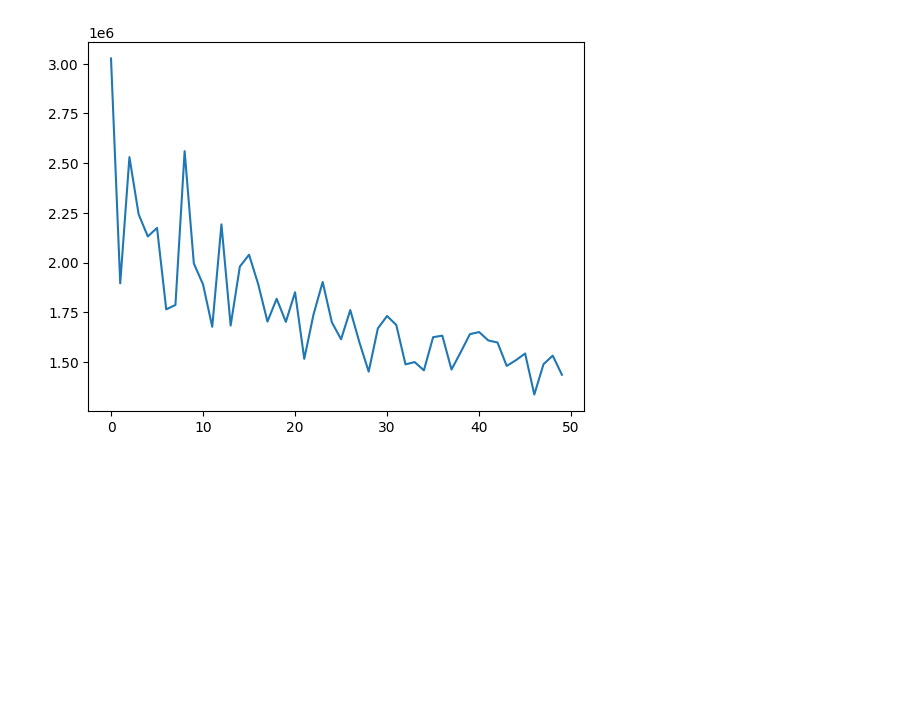
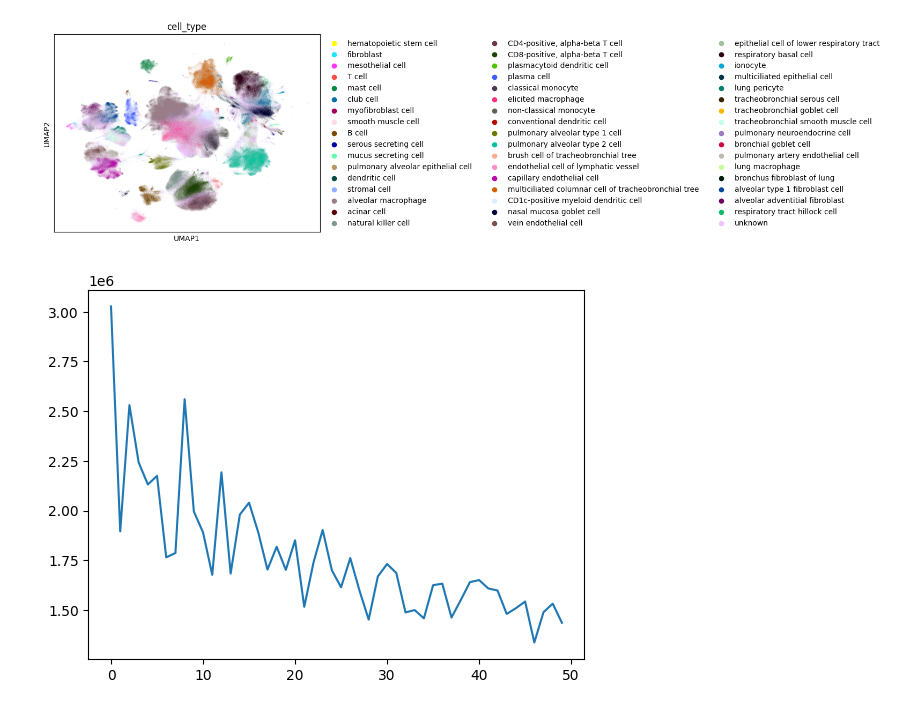
Before and after one commit to nveshaan/msde, a Jupyter notebook: notebooks/umap.ipynb, the cells around one changed output. Saved outputs shown, nothing was run; the diff lists cells and outputs as text; code cells hidden in the pictures; blank space fills up the shorter version.

```diff
--- a/notebooks/umap.ipynb
+++ b/notebooks/umap.ipynb
@@ -29,3 +39,7 @@ plt.show()
+# %%
+sc.pl.umap(adata, color="cell_type")
+# %% [output]
+[figure, added]
 # %%
 plt.plot(file["feature_dist"][()])
 plt.show()
```
Also changed, not shown: parts of 4 cells of this notebook, 5 other files.
